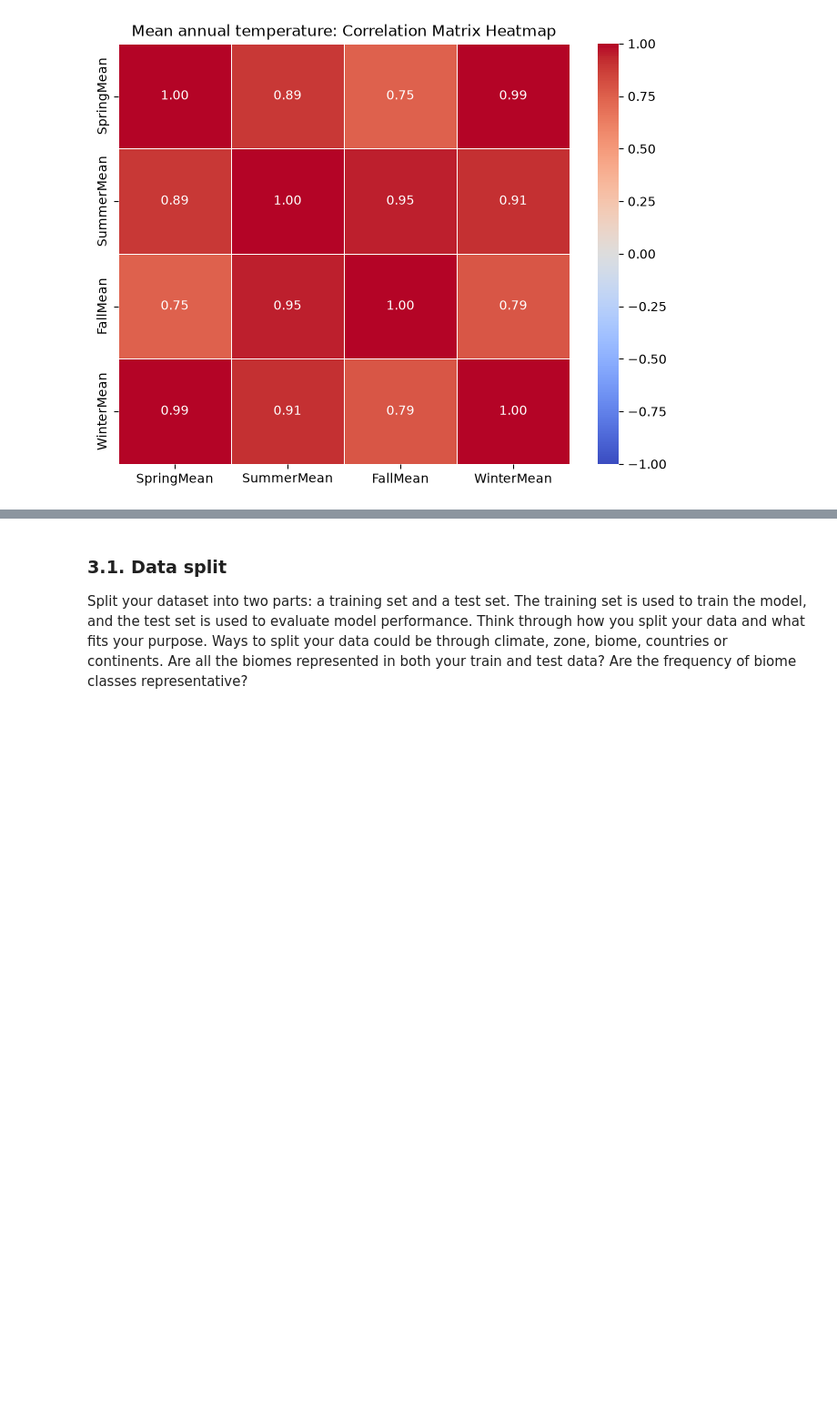
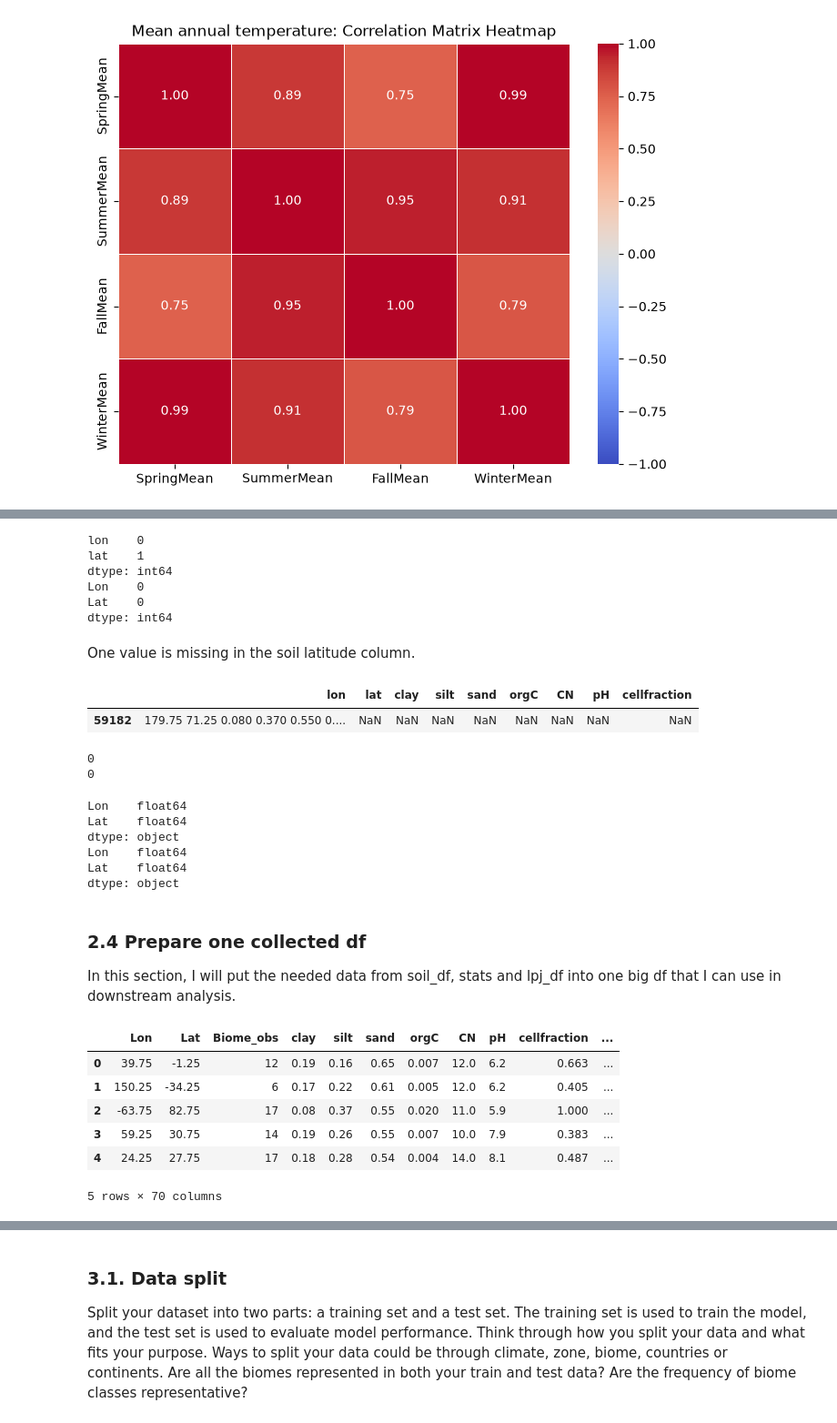
Before and after one commit to AndreaRaaschou/BERN01, a Jupyter notebook: biome_project/Andrea/main.ipynb, the cells around one changed output, grey strips where cells are left out. Shown at 91% size. Drawn from its saved outputs; the diff is of its cells as text; code cells hidden in the pictures; blank space fills up the shorter version.

Commit message:
clean soil_df and make collected_df

```diff
--- a/biome_project/Andrea/main.ipynb
+++ b/biome_project/Andrea/main.ipynb
@@ -240,0 +261,76 @@ only include samples from two different country codes or regions
+# %%
+# Check for values that are not a number
+print(soil_df[["lon", "lat"]].isna().sum())
+print(lpj_df[["Lon", "Lat"]].isna().sum())
+# %% [output]
+lon    0
+lat    1
+dtype: int64
+Lon    0
+Lat    0
+dtype: int64
+# %% [markdown]
+One value is missing in the soil latitude column.
+# %%
+# Look at the row with a missing lat value
+soil_df[soil_df["CN"].isna()]
+# %% [output]
+|  | lon | lat | clay | silt | sand | orgC | CN | pH | cellfraction |
+| 59182 | 179.75 71.25 0.080 0.370 0.550 0.... | NaN | NaN | NaN | NaN | NaN | NaN | NaN | NaN |
+# %%
+# Check for duplicates
+print(soil_df[["lon", "lat"]].duplicated().sum())
+print(lpj_df[["Lon", "Lat"]].duplicated().sum())
+# %% [output]
+0
+0
+# %%
+# Check for different value types
+print(lpj_df[["Lon", "Lat"]].dtypes)
+print(soil_df[["Lon", "Lat"]].dtypes)
+# %% [output]
+Lon    float64
+Lat    float64
+dtype: object
+Lon    float64
+Lat    float64
+dtype: object
+# %%
+# Fix problems with soil_df
+soil_df = soil_df.dropna() # drops all rows with nan values
+soil_df[soil_df["lon"].isna()]
+soil_df["lon"] = pd.to_numeric(soil_df["lon"]) # Change the lon column values from type str to float
+soil_df.shape # check how many rows were dropped
+soil_df = soil_df.rename(columns={"lon": "Lon","lat": "Lat"}) # Rename columns
+# %% [markdown]
+### 2.4 Prepare one collected df
+In this section, I will put the needed data from soil_df, stats and lpj_df into one big df that I can use in downstream analysis.
+# %%
+# Start by taking wanted columns from lpj_df
+collected_df = lpj_df[["Lon", "Lat", "Biome_obs"]].copy()
+
+# Merge with soil_df
+collected_df = collected_df.merge(
+    soil_df,
+    on=["Lon", "Lat"],
+    how="left"
+)
+
+# Merge with stats (climate) as well
+for name, df in stats_df.items():
+    collected_df = collected_df.merge(
+        df,
+        on=["Lon", "Lat"],
+        how="left",
+        suffixes=("", f"_{name}") # add suffixes to keep climate columns apart
+    )
+
+collected_df.head()
+# %% [output]
+|  | Lon | Lat | Biome_obs | clay | silt | sand | orgC | CN | pH | cellfraction | ... |
+| 0 | 39.75 | -1.25 | 12 | 0.19 | 0.16 | 0.65 | 0.007 | 12.0 | 6.2 | 0.663 | ... |
+| 1 | 150.25 | -34.25 | 6 | 0.17 | 0.22 | 0.61 | 0.005 | 12.0 | 6.2 | 0.405 | ... |
+| 2 | -63.75 | 82.75 | 17 | 0.08 | 0.37 | 0.55 | 0.020 | 11.0 | 5.9 | 1.000 | ... |
+| 3 | 59.25 | 30.75 | 14 | 0.19 | 0.26 | 0.55 | 0.007 | 10.0 | 7.9 | 0.383 | ... |
+| 4 | 24.25 | 27.75 | 17 | 0.18 | 0.28 | 0.54 | 0.004 | 14.0 | 8.1 | 0.487 | ... |
+5 rows × 70 columns
```
Also changed, not shown: parts of 7 cells of this notebook.
